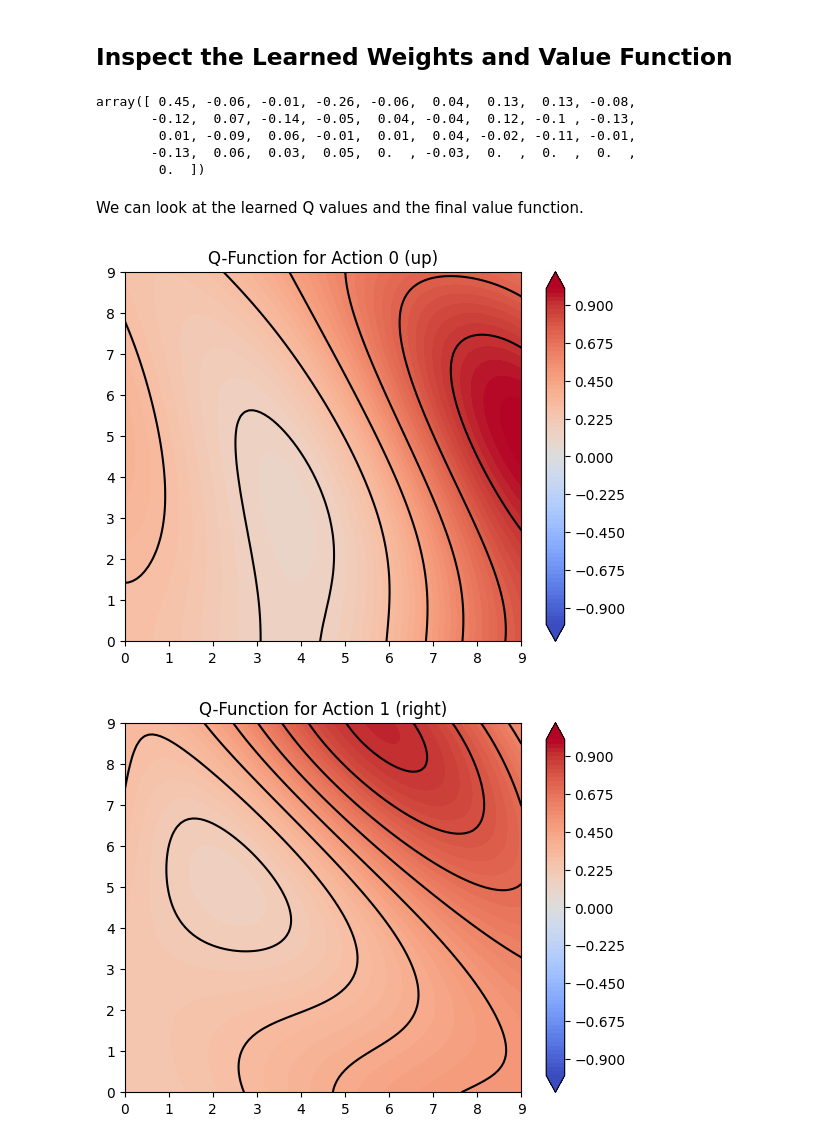
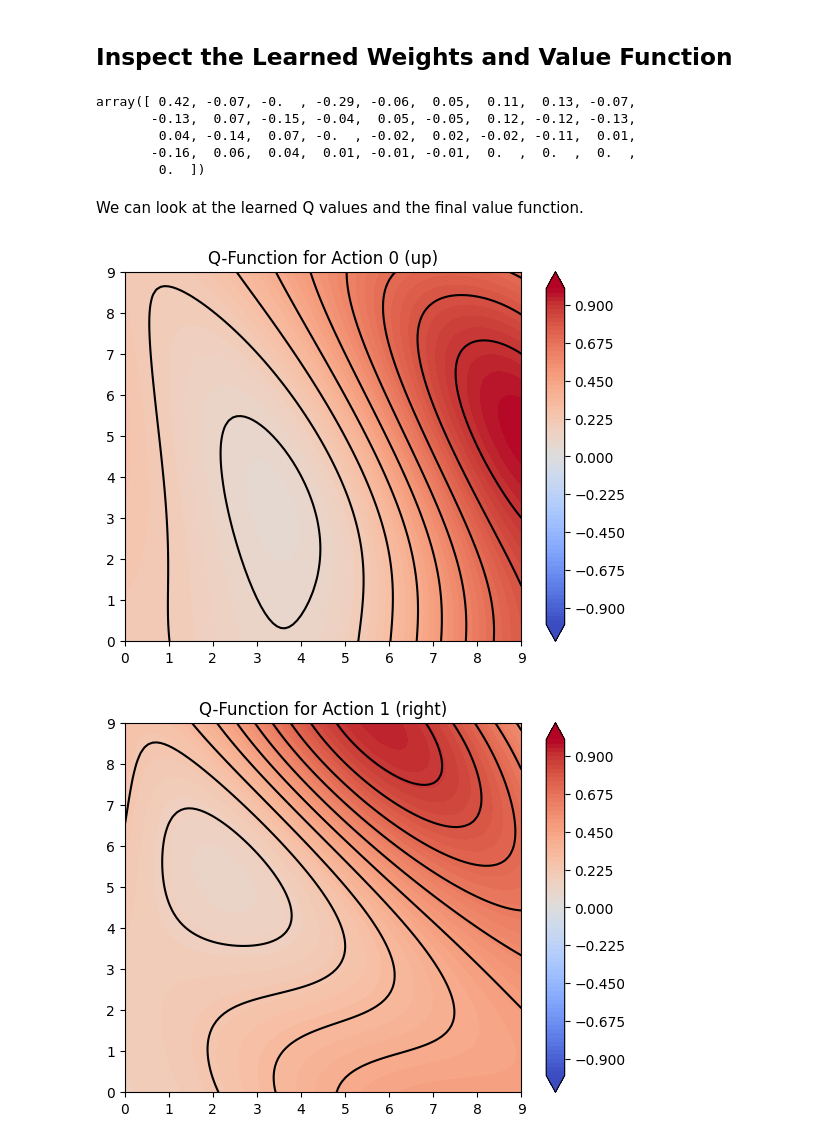
Before and after one commit to mhahsler/Introduction_to_Reinforcement_Learning, a Jupyter notebook: Eligibility_Traces/Fourier_basis_features_L_maze_Eligibility_Traces.ipynb, the cells around one changed output. Cells and saved outputs as stored; diff of their text form; code cells hidden in the pictures.

```diff
--- a/Eligibility_Traces/Fourier_basis_features_L_maze_Eligibility_Traces.ipynb
+++ b/Eligibility_Traces/Fourier_basis_features_L_maze_Eligibility_Traces.ipynb
@@ -112,7 +112,8 @@ def semi_gradient_Sarsa_lambda(
     assert max_episode_length > 0, "max episode length must be positive"
 
     if w is None:
-        w = np.zeros(1 + state_features(0, env).shape[0] * env.action_space.n)
+        state, _ = env.reset()
+        w = np.zeros(1 + state_features(state, env).shape[0] * env.action_space.n)
 
     def epsilon_greedy_action(state, epsilon):
         if np.random.rand() < epsilon:
@@ -259,42 +261,42 @@ plot_solution(w)
 # %%
 w
 # %% [output]
-array([ 0.45, -0.06, -0.01, -0.26, -0.06,  0.04,  0.13,  0.13, -0.08,
-       -0.12,  0.07, -0.14, -0.05,  0.04, -0.04,  0.12, -0.1 , -0.13,
-        0.01, -0.09,  0.06, -0.01,  0.01,  0.04, -0.02, -0.11, -0.01,
-       -0.13,  0.06,  0.03,  0.05,  0.  , -0.03,  0.  ,  0.  ,  0.  ,
+array([ 0.42, -0.07, -0.  , -0.29, -0.06,  0.05,  0.11,  0.13, -0.07,
+       -0.13,  0.07, -0.15, -0.04,  0.05, -0.05,  0.12, -0.12, -0.13,
+        0.04, -0.14,  0.07, -0.  , -0.02,  0.02, -0.02, -0.11,  0.01,
+       -0.16,  0.06,  0.04,  0.01, -0.01, -0.01,  0.  ,  0.  ,  0.  ,
         0.  ])
 # %% [markdown]
 We can look at the learned Q values and the final value function.
 # %%
 from matplotlib import pyplot as plt
 
 def q_hat_grid(x, y, a, w):
     x_s = trans_fb(np.array([x, y]))
     sf_len = len(x_s) -1
     active_weights = [0] + list(range(a*sf_len+1, a*sf_len+sf_len+1))
     return np.dot(w[active_weights], x_s)
 
 x = np.linspace(0, env.dims[0]-1, 100)
 y = np.linspace(0, env.dims[1]-1, 100)
 X, Y = np.meshgrid(x, y)
 
 # plot the Q-function for each action
 for a in range(env.action_space.n):
     Z = np.array([q_hat_grid(x, y, a, w) for x, y in zip(np.ravel(X), np.ravel(Y))]).reshape(X.shape)
     plt.contourf(X, Y, Z, cmap='coolwarm', levels=list(np.linspace(-1, 1, 81)), extend='both')
     plt.colorbar()
     plt.title(f'Q-Function for Action {a} ({env.id2action(a)})')
-    plt.contour(X, Y, Z, colors='black') # Contour lines
+    plt.contour(X, Y, Z, colors='black', levels = 10) # Contour lines
     plt.show()
 
 # plot the value function
 Z = np.array([np.max([q_hat_grid(x, y, a, w) for a in range(env.action_space.n)]) for x, y in zip(np.ravel(X), np.ravel(Y))]).reshape(X.shape)
 plt.contourf(X, Y, Z, cmap='coolwarm',levels=np.linspace(-1, 1, 81), extend='both')
 plt.colorbar()
 plt.title('Value Function')
-plt.contour(X, Y, Z, colors='black') # Contour lines
+plt.contour(X, Y, Z, colors='black', levels = 10) # Contour lines
 plt.show()
 # %% [output]
-[figure, old version]
+[figure, new version]
-[figure, old version]
+[figure, new version]
```
Also changed, not shown: parts of 5 cells of this notebook, 15 other files.
